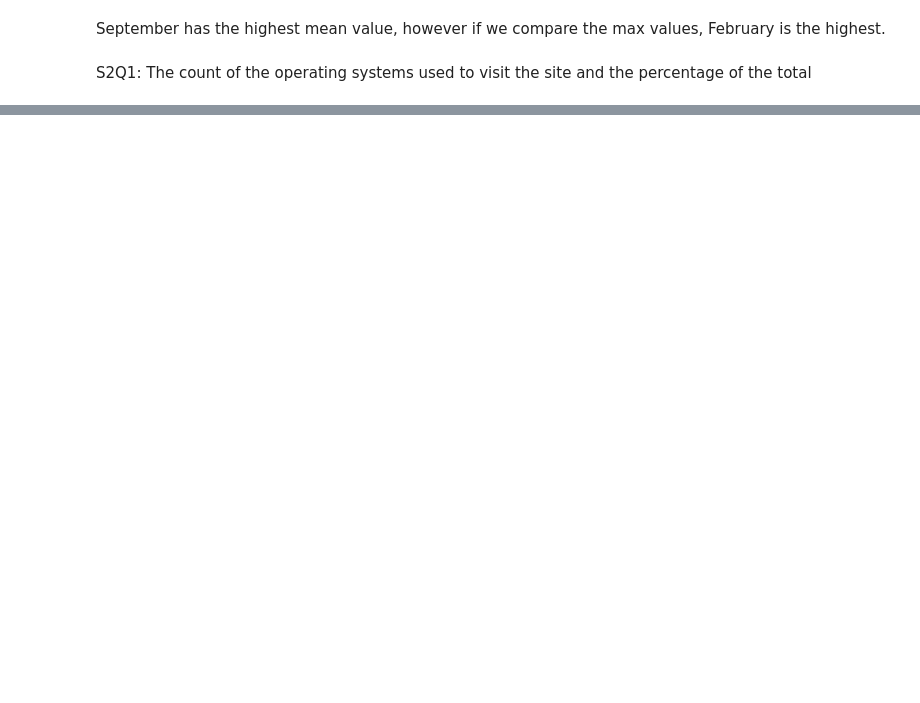
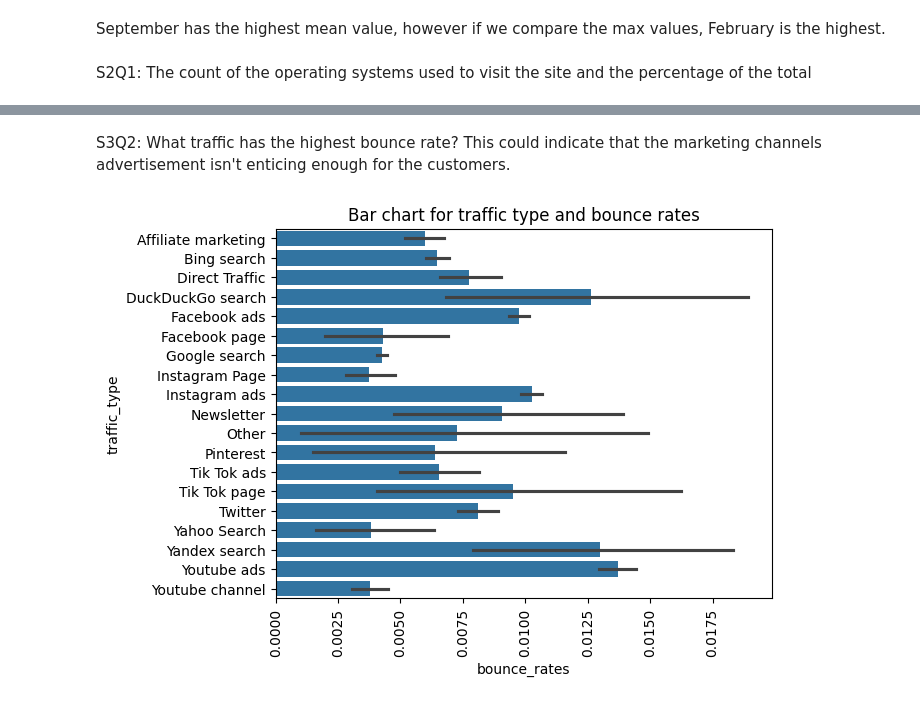
Before and after one commit to MadokaKumamaru/exploratory-data-analysis---online-shopping-in-retail309, a Jupyter notebook: retail_EDA_report.ipynb, the cells around one changed output, grey strips where cells are left out. Drawn from its saved outputs; the diff is of its cells as text; code cells hidden in the pictures; blank space fills up the shorter version.

```diff
--- a/retail_EDA_report.ipynb
+++ b/retail_EDA_report.ipynb
@@ -456,0 +518,10 @@ Counts for distinct values for operating_systems
+# %% [markdown]
+S3Q2: What traffic has the highest bounce rate? This could indicate that the marketing channels advertisement isn't enticing enough for the customers.
+# %%
+# Plot a barchart to visualise the relationship between bounce rate and traffic type
+sns.barplot(y = customer_activity['traffic_type'], x = customer_activity['bounce_rates'])
+plt.title('Bar chart for traffic type and bounce rates')
+plt.xticks(rotation = 90)
+plt.show()
+# %% [output]
+[figure, added]
```
Also changed, not shown: parts of 34 cells of this notebook, 4 other files.
